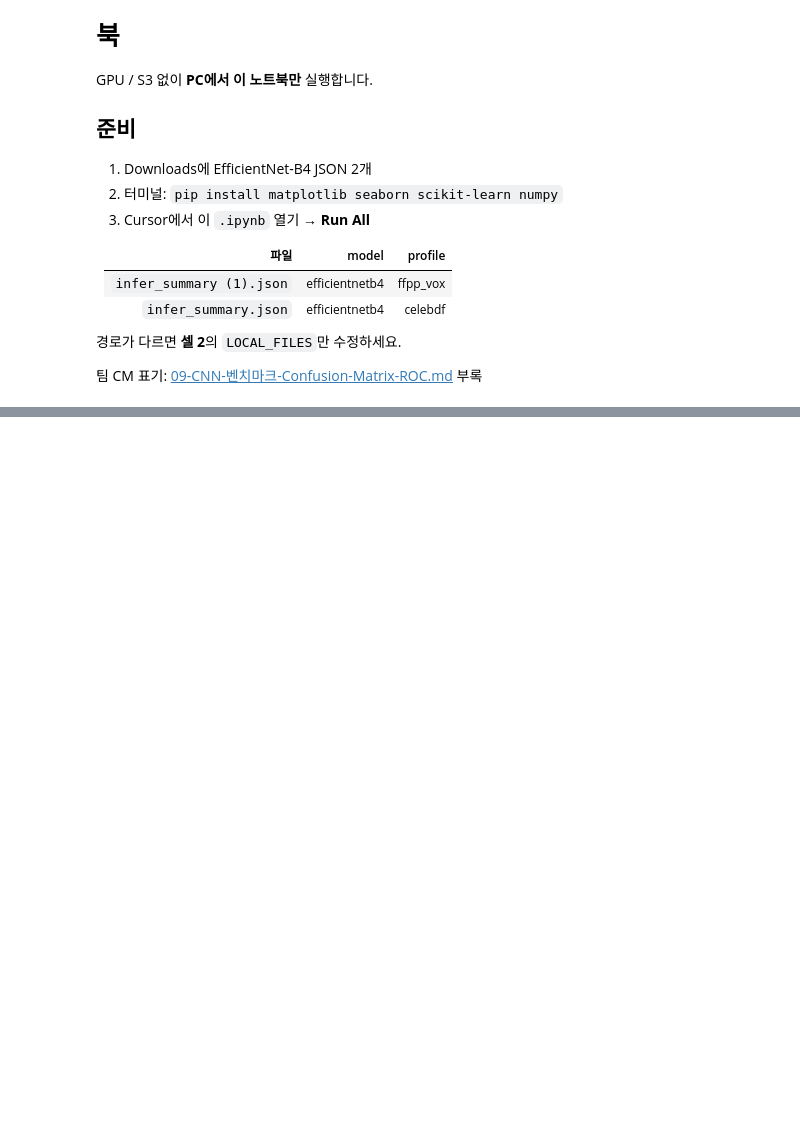
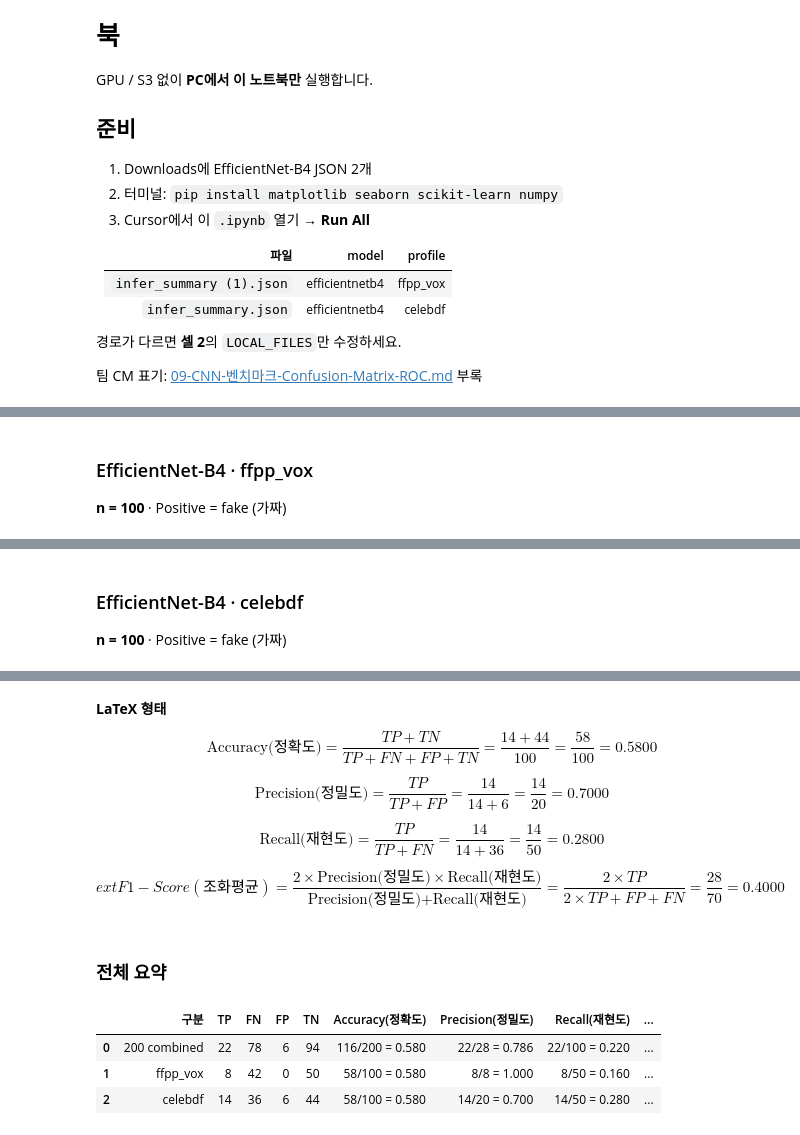
Before and after one commit to sk-final-deepfake/ai-forensic, a Jupyter notebook: docs/notebooks/output/efficientnetb4_confusion_matrix_200.ipynb, the cells around one changed output, grey strips where cells are left out. Saved outputs shown, nothing was run; the diff lists cells and outputs as text; code cells hidden in the pictures; blank space fills up the shorter version.

```diff
--- a/docs/notebooks/output/efficientnetb4_confusion_matrix_200.ipynb
+++ b/docs/notebooks/output/efficientnetb4_confusion_matrix_200.ipynb
@@ -170,7 +221,7 @@ def metrics_table(m: dict) -> pd.DataFrame:
     """지표별 분자·분모·값 표."""
     rows = [
         {
-            "지표": "Accuracy (정확도)",
+            "지표": "Accuracy(정확도)",
             "분자": f"TP + TN = {m['TP']} + {m['TN']} = {m['acc_num']}",
             "분모": f"TP + FN + FP + TN = {m['n']}",
             "수식": f"{m['acc_num']} / {m['acc_den']}",
@@ -178,7 +229,7 @@ def metrics_table(m: dict) -> pd.DataFrame:
             "백분율": f"{m['accuracy'] * 100:.2f}%",
         },
         {
-            "지표": "Precision (정밀도)",
+            "지표": "Precision(정밀도)",
             "분자": f"TP = {m['prec_num']}",
             "분모": f"TP + FP = {m['TP']} + {m['FP']} = {m['prec_den']}",
             "수식": f"{m['prec_num']} / {m['prec_den']}",
@@ -186,7 +237,7 @@ def metrics_table(m: dict) -> pd.DataFrame:
             "백분율": f"{m['precision'] * 100:.2f}%",
         },
         {
-            "지표": "Recall (재현도)",
+            "지표": "Recall(재현도)",
             "분자": f"TP = {m['rec_num']}",
             "분모": f"TP + FN = {m['TP']} + {m['FN']} = {m['rec_den']}",
             "수식": f"{m['rec_num']} / {m['rec_den']}",
@@ -194,7 +245,7 @@ def metrics_table(m: dict) -> pd.DataFrame:
             "백분율": f"{m['recall'] * 100:.2f}%",
         },
         {
-            "지표": "F1-Score",
+            "지표": "F1-Score(조화평균)",
             "분자": f"2 × TP = 2 × {m['TP']} = {m['f1_num']}",
             "분모": f"2×TP + FP + FN = {m['f1_den']}",
             "수식": f"{m['f1_num']} / {m['f1_den']}",
@@ -229,28 +280,28 @@ def display_metrics_block(label: str, yt, yp) -> dict:
 **LaTeX 형태**
 
 $$
-\\text{{Accuracy}} = \\frac{{TP + TN}}{{TP + FN + FP + TN}}
+\\text{{Accuracy(정확도)}} = \\frac{{TP + TN}}{{TP + FN + FP + TN}}
 = \\frac{{{tp} + {tn}}}{{{m['n']}}}
 = \\frac{{{m['acc_num']}}}{{{m['acc_den']}}}
 = {m['accuracy']:.4f}
 $$
 
 $$
-\\text{{Precision}} = \\frac{{TP}}{{TP + FP}}
+\\text{{Precision(정밀도)}} = \\frac{{TP}}{{TP + FP}}
 = \\frac{{{tp}}}{{{tp} + {fp}}}
 = \\frac{{{m['prec_num']}}}{{{m['prec_den']}}}
 = {m['precision']:.4f}
 $$
 
 $$
-\\text{{Recall}} = \\frac{{TP}}{{TP + FN}}
+\\text{{Recall(재현도)}} = \\frac{{TP}}{{TP + FN}}
 = \\frac{{{tp}}}{{{tp} + {fn}}}
 = \\frac{{{m['rec_num']}}}{{{m['rec_den']}}}
 = {m['recall']:.4f}
 $$
 
 $$
-F1 = \\frac{{2 \\times Precision \\times Recall}}{{Precision + Recall}}
+\text{{F1-Score(조화평균)}} = \\frac{{2 \\times \\text{{Precision(정밀도)}} \\times \\text{{Recall(재현도)}}}}{{\\text{{Precision(정밀도)}} + \\text{{Recall(재현도)}}}}
 = \\frac{{2 \\times TP}}{{2 \\times TP + FP + FN}}
 = \\frac{{{m['f1_num']}}}{{{m['f1_den']}}}
 = {m['f1']:.4f}
@@ -273,28 +324,29 @@ summary = pd.DataFrame([
     {
         "구분": "200 combined",
         "TP": m_all["TP"], "FN": m_all["FN"], "FP": m_all["FP"], "TN": m_all["TN"],
-        "Accuracy": f"{m_all['acc_num']}/{m_all['acc_den']} = {m_all['accuracy']:.3f}",
-        "Precision": f"{m_all['prec_num']}/{m_all['prec_den']} = {m_all['precision']:.3f}",
-        "Recall": f"{m_all['rec_num']}/{m_all['rec_den']} = {m_all['recall']:.3f}",
-        "F1": f"{m_all['f1_num']}/{m_all['f1_den']} = {m_all['f1']:.3f}",
+        "Accuracy(정확도)": f"{m_all['acc_num']}/{m_all['acc_den']} = {m_all['accuracy']:.3f}",
+        "Precision(정밀도)": f"{m_all['prec_num']}/{m_all['prec_den']} = {m_all['precision']:.3f}",
+        "Recall(재현도)": f"{m_all['rec_num']}/{m_all['rec_den']} = {m_all['recall']:.3f}",
+        "F1-Score(조화평균)": f"{m_all['f1_num']}/{m_all['f1_den']} = {m_all['f1']:.3f}",
     },
     {
         "구분": "ffpp_vox",
         "TP": m_ffpp["TP"], "FN": m_ffpp["FN"], "FP": m_ffpp["FP"], "TN": m_ffpp["TN"],
-        "Accuracy": f"{m_ffpp['acc_num']}/{m_ffpp['acc_den']} = {m_ffpp['accuracy']:.3f}",
-        "Precision": f"{m_ffpp['prec_num']}/{m_ffpp['prec_den']} = {m_ffpp['precision']:.3f}",
-        "Recall": f"{m_ffpp['rec_num']}/{m_ffpp['rec_den']} = {m_ffpp['recall']:.3f}",
-        "F1": f"{m_ffpp['f1_num']}/{m_ffpp['f1_den']} = {m_ffpp['f1']:.3f}",
+        "Accuracy(정확도)": f"{m_ffpp['acc_num']}/{m_ffpp['acc_den']} = {m_ffpp['accuracy']:.3f}",
+        "Precision(정밀도)": f"{m_ffpp['prec_num']}/{m_ffpp['prec_den']} = {m_ffpp['precision']:.3f}",
+        "Recall(재현도)": f"{m_ffpp['rec_num']}/{m_ffpp['rec_den']} = {m_ffpp['recall']:.3f}",
+        "F1-Score(조화평균)": f"{m_ffpp['f1_num']}/{m_ffpp['f1_den']} = {m_ffpp['f1']:.3f}",
     },
     {
         "구분": "celebdf",
         "TP": m_celeb["TP"], "FN": m_celeb["FN"], "FP": m_celeb["FP"], "TN": m_celeb["TN"],
-        "Accuracy": f"{m_celeb['acc_num']}/{m_celeb['acc_den']} = {m_celeb['accuracy']:.3f}",
-        "Precision": f"{m_celeb['prec_num']}/{m_celeb['prec_den']} = {m_celeb['precision']:.3f}",
-        "Recall": f"{m_celeb['rec_num']}/{m_celeb['rec_den']} = {m_celeb['recall']:.3f}",
-        "F1": f"{m_celeb['f1_num']}/{m_celeb['f1_den']} = {m_celeb['f1']:.3f}",
+        "Accuracy(정확도)": f"{m_celeb['acc_num']}/{m_celeb['acc_den']} = {m_celeb['accuracy']:.3f}",
+        "Precision(정밀도)": f"{m_celeb['prec_num']}/{m_celeb['prec_den']} = {m_celeb['precision']:.3f}",
+        "Recall(재현도)": f"{m_celeb['rec_num']}/{m_celeb['rec_den']} = {m_celeb['recall']:.3f}",
+        "F1-Score(조화평균)": f"{m_celeb['f1_num']}/{m_celeb['f1_den']} = {m_celeb['f1']:.3f}",
     },
 ])
 
 display(Markdown("### 전체 요약"))
 display(summary)
+# %% [output]
@@ -300,0 +395,2 @@ display(summary)
+### EfficientNet-B4 · ffpp_vox
+**n = 100** · Positive = fake (가짜)
@@ -300,0 +437,2 @@ display(summary)
+### EfficientNet-B4 · celebdf
+**n = 100** · Positive = fake (가짜)
@@ -300,0 +449,35 @@ display(summary)
+
+**LaTeX 형태**
+
+$$
+\text{Accuracy(정확도)} = \frac{TP + TN}{TP + FN + FP + TN}
+= \frac{14 + 44}{100}
+= \frac{58}{100}
+= 0.5800
+$$
+
+$$
+\text{Precision(정밀도)} = \frac{TP}{TP + FP}
+= \frac{14}{14 + 6}
+= \frac{14}{20}
+= 0.7000
+$$
+
+$$
+\text{Recall(재현도)} = \frac{TP}{TP + FN}
+= \frac{14}{14 + 36}
+= \frac{14}{50}
+= 0.2800
+$$
+
+$$
+	ext{F1-Score(조화평균)} = \frac{2 \times \text{Precision(정밀도)} \times \text{Recall(재현도)}}{\text{Precision(정밀도)} + \text{Recall(재현도)}}
+= \frac{2 \times TP}{2 \times TP + FP + FN}
+= \frac{28}{70}
+= 0.4000
+$$
+### 전체 요약
+|  | 구분 | TP | FN | FP | TN | Accuracy(정확도) | Precision(정밀도) | Recall(재현도) | ... |
+| 0 | 200 combined | 22 | 78 | 6 | 94 | 116/200 = 0.580 | 22/28 = 0.786 | 22/100 = 0.220 | ... |
+| 1 | ffpp_vox | 8 | 42 | 0 | 50 | 58/100 = 0.580 | 8/8 = 1.000 | 8/50 = 0.160 | ... |
+| 2 | celebdf | 14 | 36 | 6 | 44 | 58/100 = 0.580 | 14/20 = 0.700 | 14/50 = 0.280 | ... |
```
Also changed, not shown: parts of 6 cells of this notebook, 1 other file.
